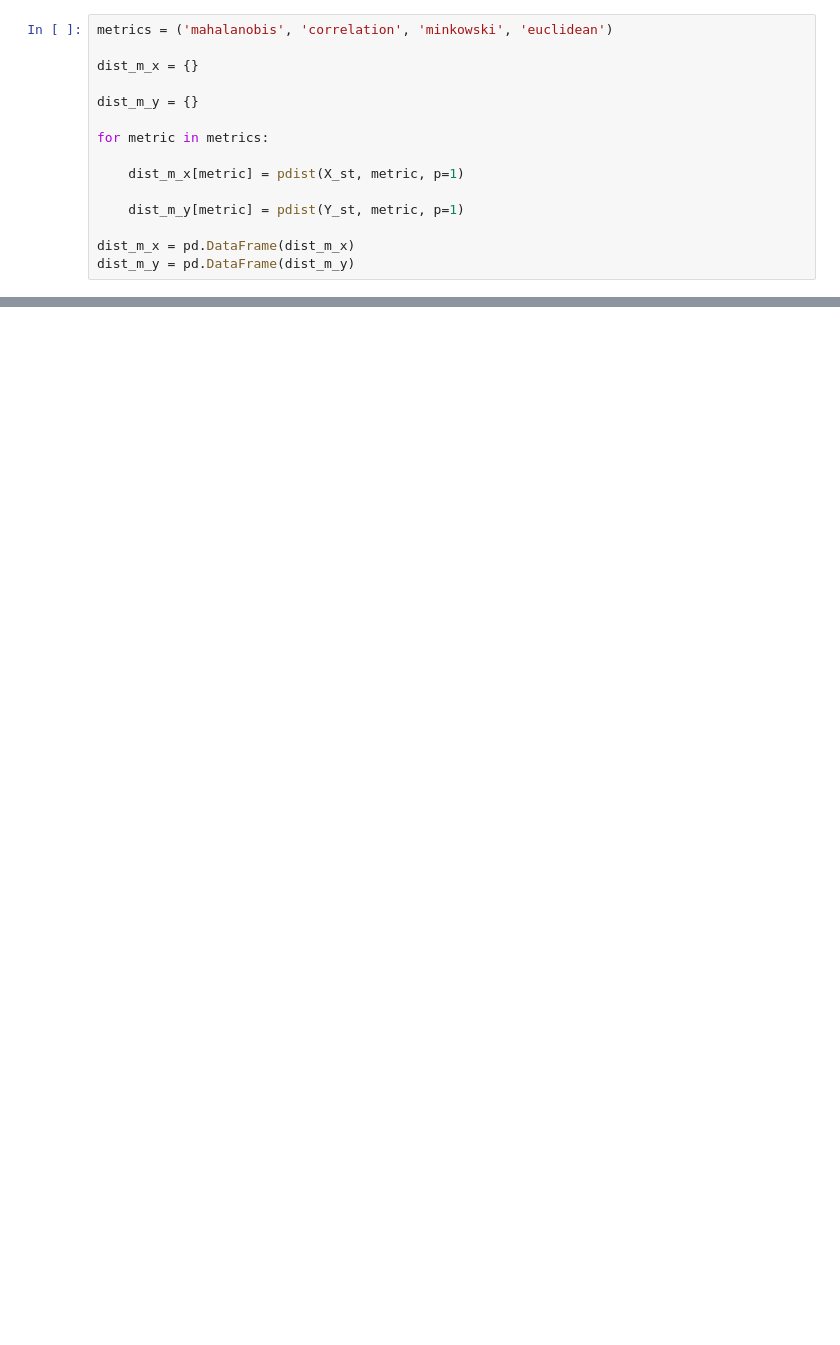
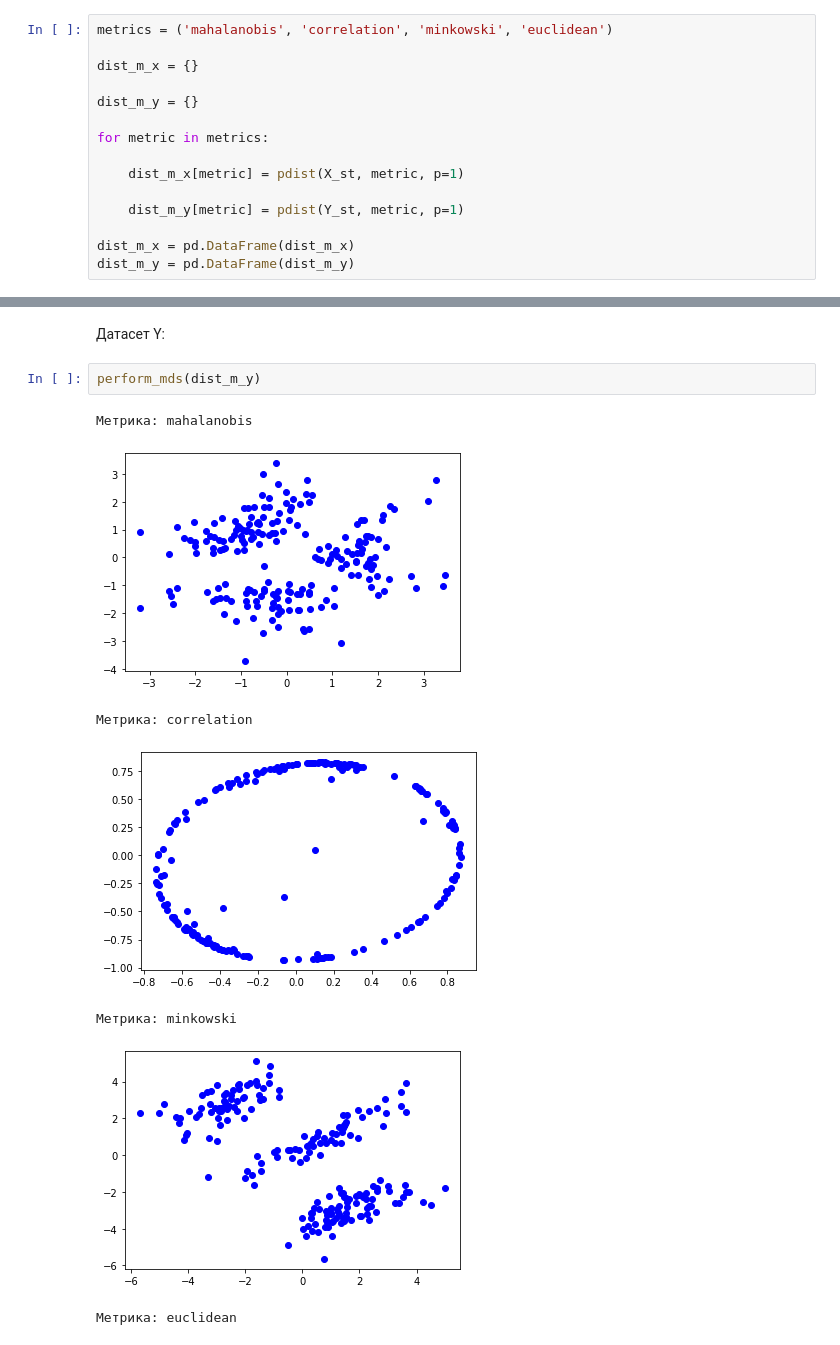
Before and after one commit to vsavkina/lab3, a Jupyter notebook: Lab3_13.ipynb, the cells around one changed output, grey strips where cells are left out. Drawn from its saved outputs; the diff is of its cells as text; blank space fills up the shorter version.

```diff
--- a/Lab3_13.ipynb
+++ b/Lab3_13.ipynb
@@ -223,0 +224,12 @@ for dist_m in (dist_m_x, dist_m_y):
+# %% [markdown]
+Датасет Y:
+# %%
+perform_mds(dist_m_y)
+# %% [output]
+Метрика: mahalanobis
+[figure, added]
+Метрика: correlation
+[figure, added]
+Метрика: minkowski
+[figure, added]
+Метрика: euclidean
```
Also changed, not shown: parts of 15 cells of this notebook.
